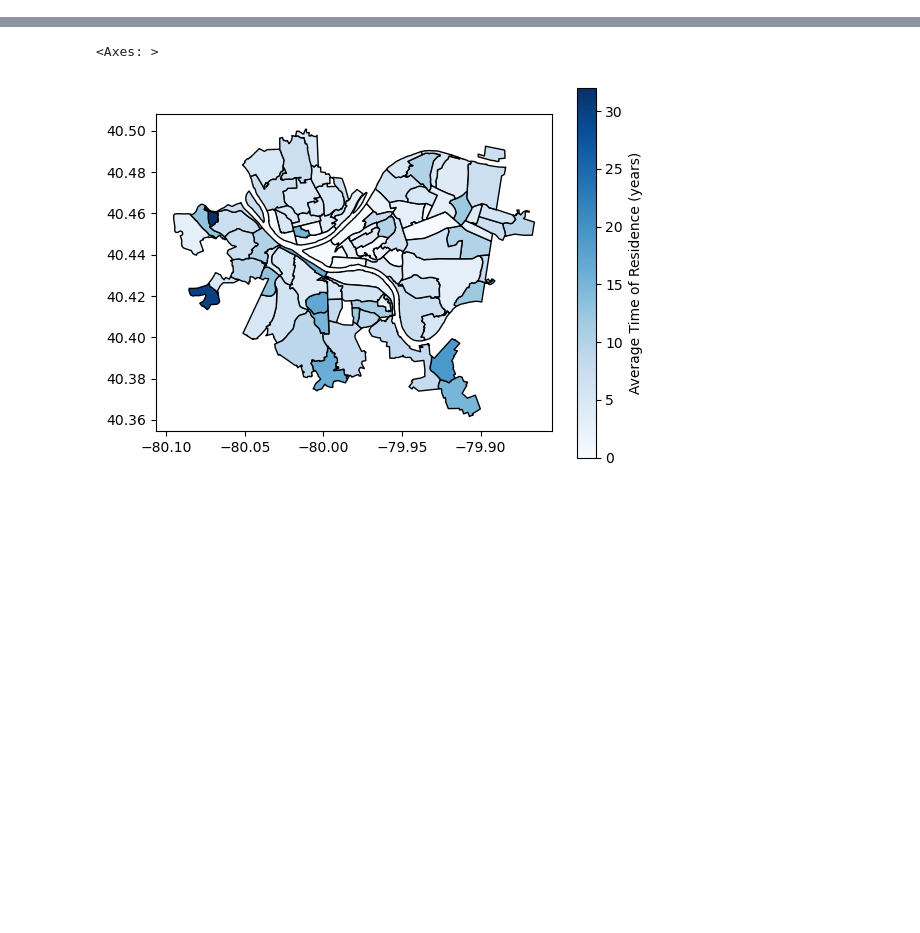
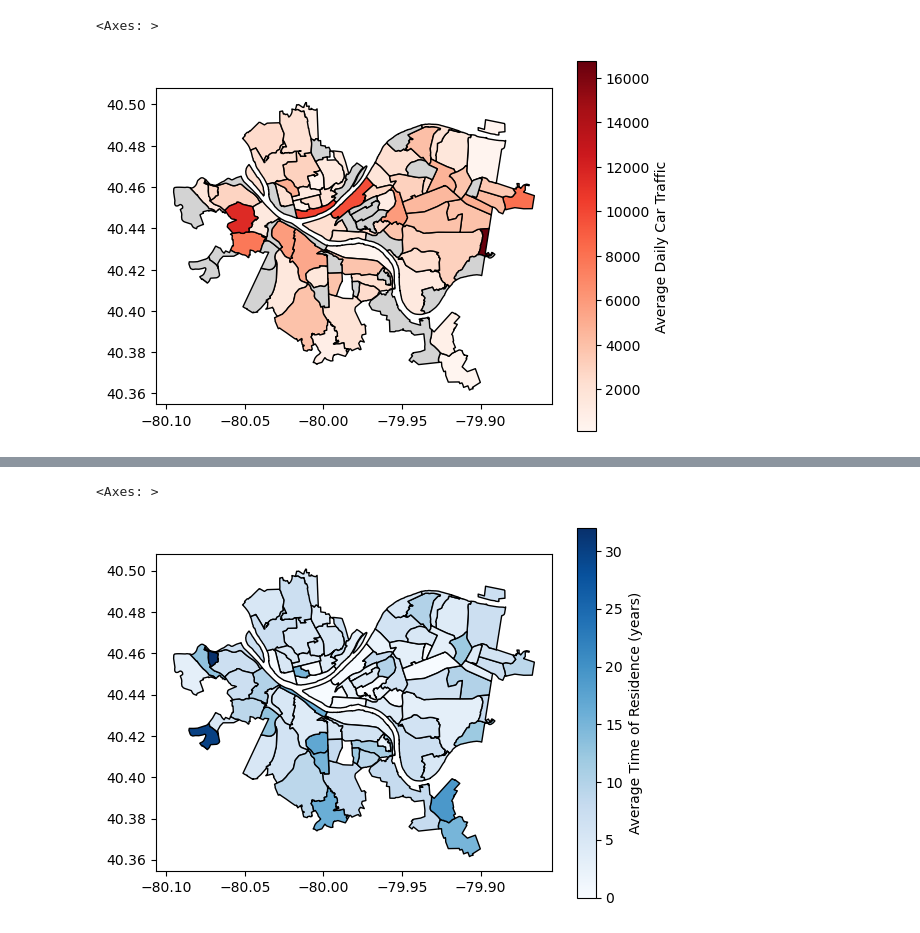
Before and after one commit to morse-rowan/CMPINF-0010-Final-Project, a Jupyter notebook: presentation.ipynb, the cells around one changed output, grey strips where cells are left out. Drawn from its saved outputs; the diff is of its cells as text; code cells hidden in the pictures; blank space fills up the shorter version.

Commit message:
new traffic note book. also lots of changes to final presentation

```diff
--- a/presentation.ipynb
+++ b/presentation.ipynb
@@ -6,0 +35,2 @@
+# %%
+traffic_data = pd.read_csv("traffic.csv")
@@ -6,0 +60,4 @@
+# %%
+daily_traffic = traffic_data.groupby("neighborhood")['average_daily_car_traffic'].mean()
+daily_traffic = daily_traffic.sort_values(ascending=True)
+daily_traffic.head(10).reset_index()
@@ -6,0 +79,14 @@
+# %%
+neighborhoods = geopandas.read_file("Neighborhoods/Neighborhoods_.shp") # read in the shapefile
+traffic_map = neighborhoods.merge(daily_traffic, how='left', left_on='hood', right_on='neighborhood')
+traffic_map[['hood','average_daily_car_traffic','geometry']].head()
+traffic_map.plot(column='average_daily_car_traffic', # set the data to be used for coloring
+               cmap='Reds',              # choose a color palette
+               edgecolor="Black",        # outline the districts in white
+               legend=True,              # show the legend
+               legend_kwds={'label': "Average Daily Car Traffic"}, # label the legend
+               missing_kwds={"color": "lightgrey"} # set disctricts with no data to gray
+               )
+# %% [output]
+<Axes: >
+[figure, added]
```
Also changed, not shown: parts of 61 cells of this notebook, 2 other files.
